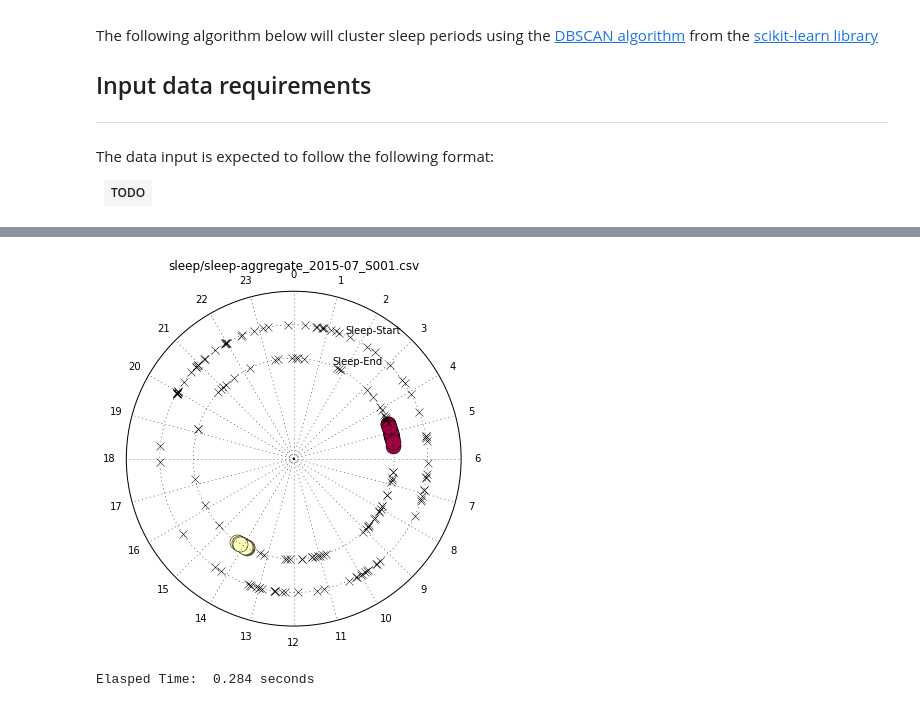
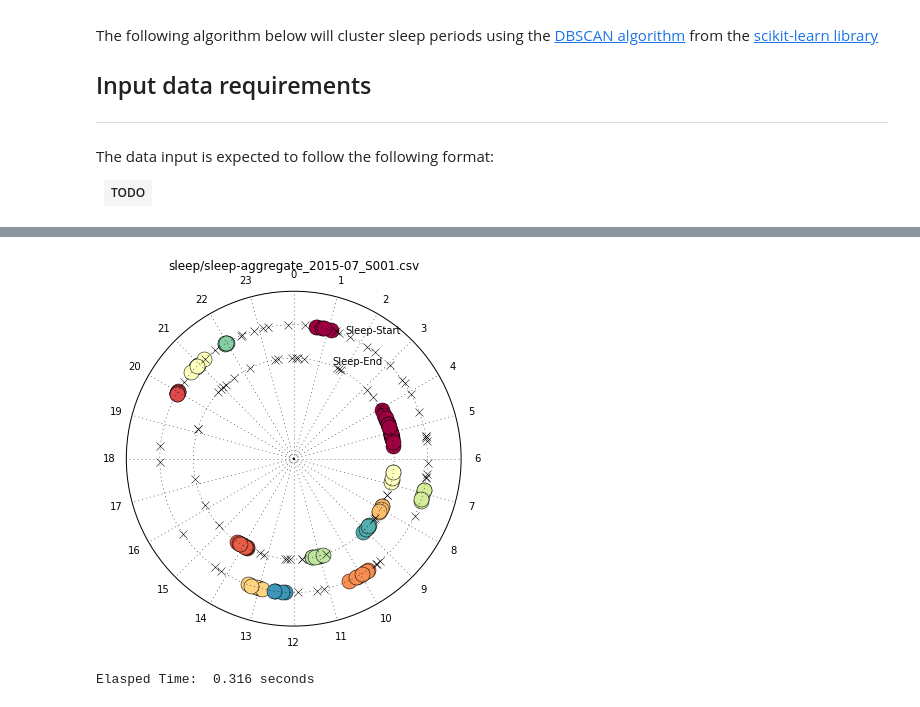
Before and after one commit to atwj/SMU-iCity-internship-analytics, a Jupyter notebook: Project/ADL/DBSCAN.ipynb, the cells around one changed output, grey strips where cells are left out. Drawn from its saved outputs; the diff is of its cells as text; code cells hidden in the pictures.

```diff
--- a/Project/ADL/DBSCAN.ipynb
+++ b/Project/ADL/DBSCAN.ipynb
@@ -136,7 +136,7 @@ X2,X2_rad_series = get_x_from_df(df['sleep_end'])
 
 # Arbitrary eps and min_pts value:
 eps = convert_to_radian(15)
-min_pts = 10
+min_pts = 5
 
 X1_label, X1_components, X1_csi = dbscan(eps, min_pts, X1)
 X2_label, X2_components, X2_csi = dbscan(eps, min_pts, X2)
@@ -190,2 +178,2 @@ Number of clusters for end sleep time:  2
-[figure, old version]
+[figure, new version]
-Elasped Time:  0.284 seconds
+Elasped Time:  0.316 seconds
```
Also changed, not shown: parts of 1 cell of this notebook, 1 other file.
